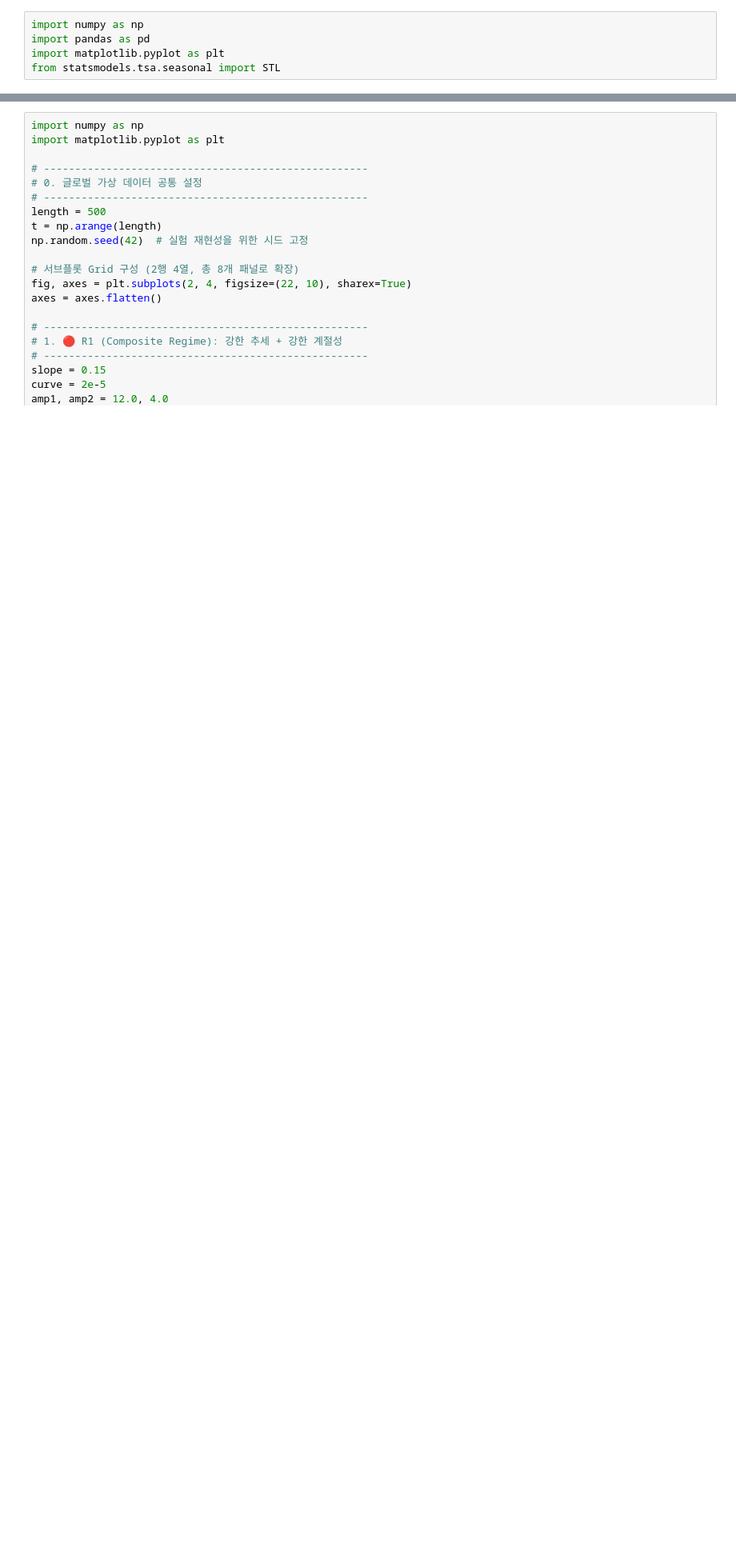
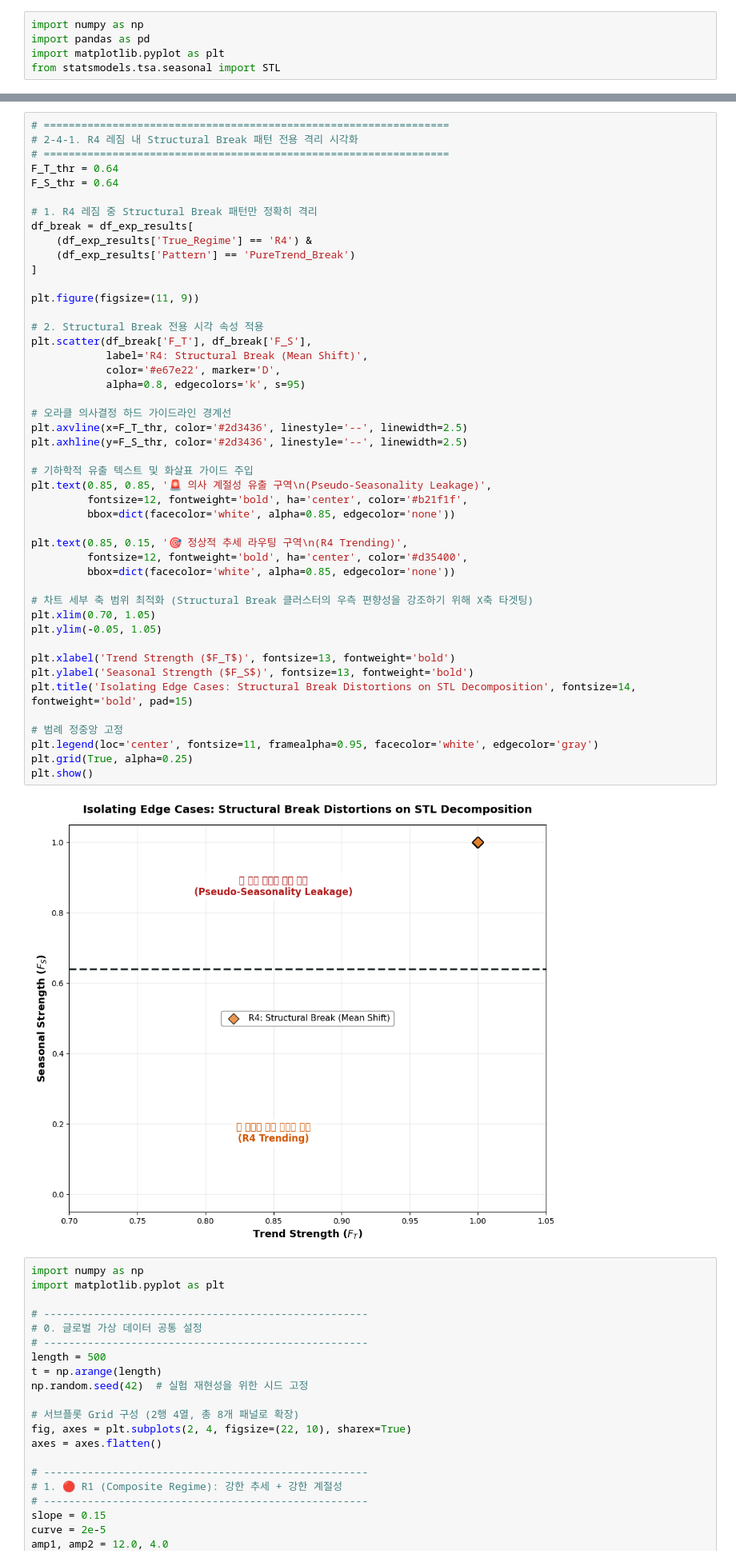
Before and after one commit to wayne0831/TSFM_Ops, a Jupyter notebook: src/temp/evalute_ft_fs.ipynb, the cells around one changed output, grey strips where cells are left out. Shown at 80% size. Saved outputs shown, nothing was run; the diff lists cells and outputs as text; blank space fills up the shorter version.

```diff
--- a/src/temp/evalute_ft_fs.ipynb
+++ b/src/temp/evalute_ft_fs.ipynb
@@ -335,4 +381,52 @@ print("="*60)
 ============================================================
+# %%
+# =================================================================
+# 2-4-1. R4 레짐 내 Structural Break 패턴 전용 격리 시각화
+# =================================================================
+F_T_thr = 0.64
+F_S_thr = 0.64
+
+# 1. R4 레짐 중 Structural Break 패턴만 정확히 격리
+df_break = df_exp_results[
+    (df_exp_results['True_Regime'] == 'R4') &
+    (df_exp_results['Pattern'] == 'PureTrend_Break')
+]
+
+plt.figure(figsize=(11, 9))
+
+# 2. Structural Break 전용 시각 속성 적용
+plt.scatter(df_break['F_T'], df_break['F_S'],
+            label='R4: Structural Break (Mean Shift)',
+            color='#e67e22', marker='D',
+            alpha=0.8, edgecolors='k', s=95)
+
+# 오라클 의사결정 하드 가이드라인 경계선
+plt.axvline(x=F_T_thr, color='#2d3436', linestyle='--', linewidth=2.5)
+plt.axhline(y=F_S_thr, color='#2d3436', linestyle='--', linewidth=2.5)
+
+# 기하학적 유출 텍스트 및 화살표 가이드 주입
+plt.text(0.85, 0.85, '🚨 의사 계절성 유출 구역\n(Pseudo-Seasonality Leakage)',
+         fontsize=12, fontweight='bold', ha='center', color='#b21f1f',
+         bbox=dict(facecolor='white', alpha=0.85, edgecolor='none'))
+
+plt.text(0.85, 0.15, '🎯 정상적 추세 라우팅 구역\n(R4 Trending)',
+         fontsize=12, fontweight='bold', ha='center', color='#d35400',
+         bbox=dict(facecolor='white', alpha=0.85, edgecolor='none'))
+
+# 차트 세부 축 범위 최적화 (Structural Break 클러스터의 우측 편향성을 강조하기 위해 X축 타겟팅)
+plt.xlim(0.70, 1.05)
+plt.ylim(-0.05, 1.05)
+
+plt.xlabel('Trend Strength ($F_T$)', fontsize=13, fontweight='bold')
+plt.ylabel('Seasonal Strength ($F_S$)', fontsize=13, fontweight='bold')
+plt.title('Isolating Edge Cases: Structural Break Distortions on STL Decomposition', fontsize=14, fontweight='bold', pad=15)
+
+# 범례 정중앙 고정
+plt.legend(loc='center', fontsize=11, framealpha=0.95, facecolor='white', edgecolor='gray')
+plt.grid(True, alpha=0.25)
+plt.show()
+# %% [output]
+[figure, added]
 # %%
 import numpy as np
 import matplotlib.pyplot as plt
```
Also changed, not shown: parts of 6 cells of this notebook, 2 other files.
